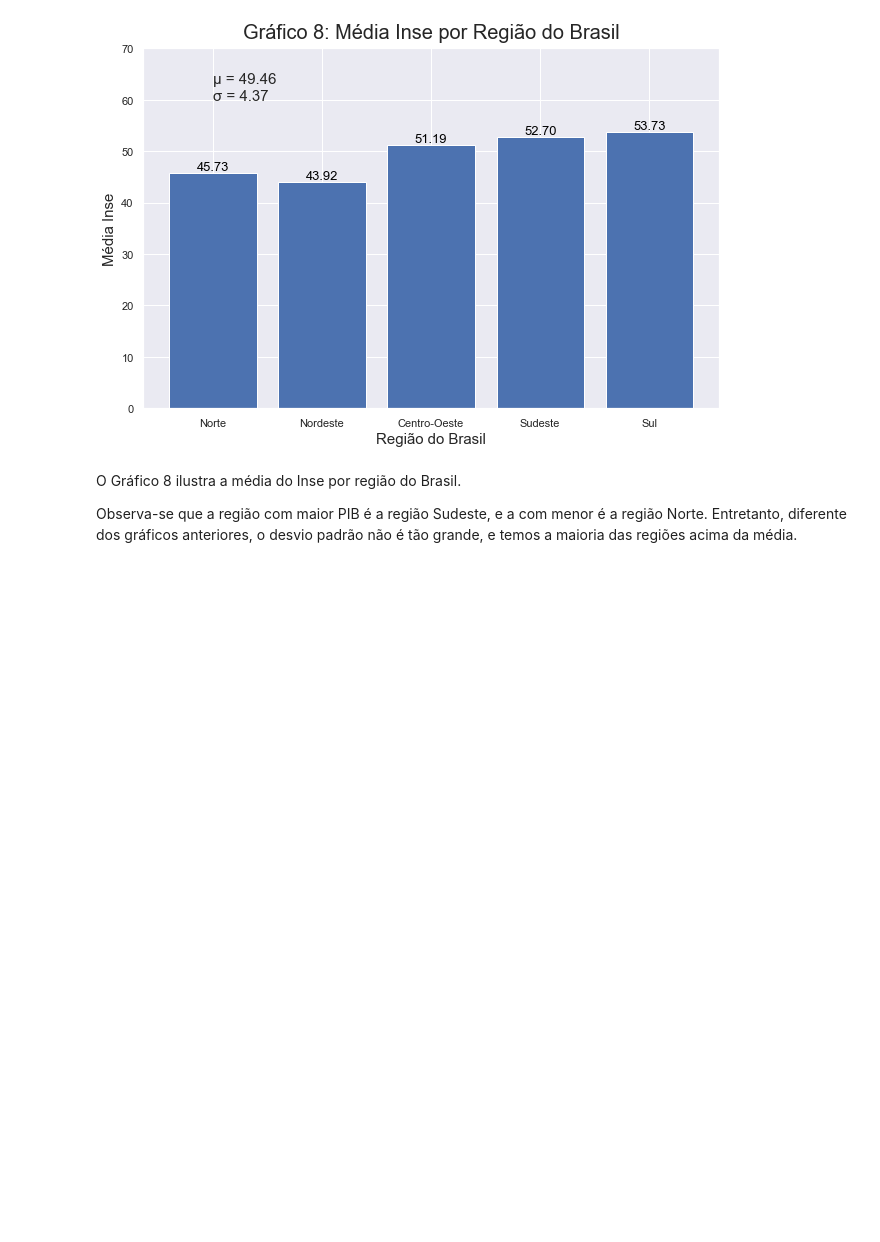
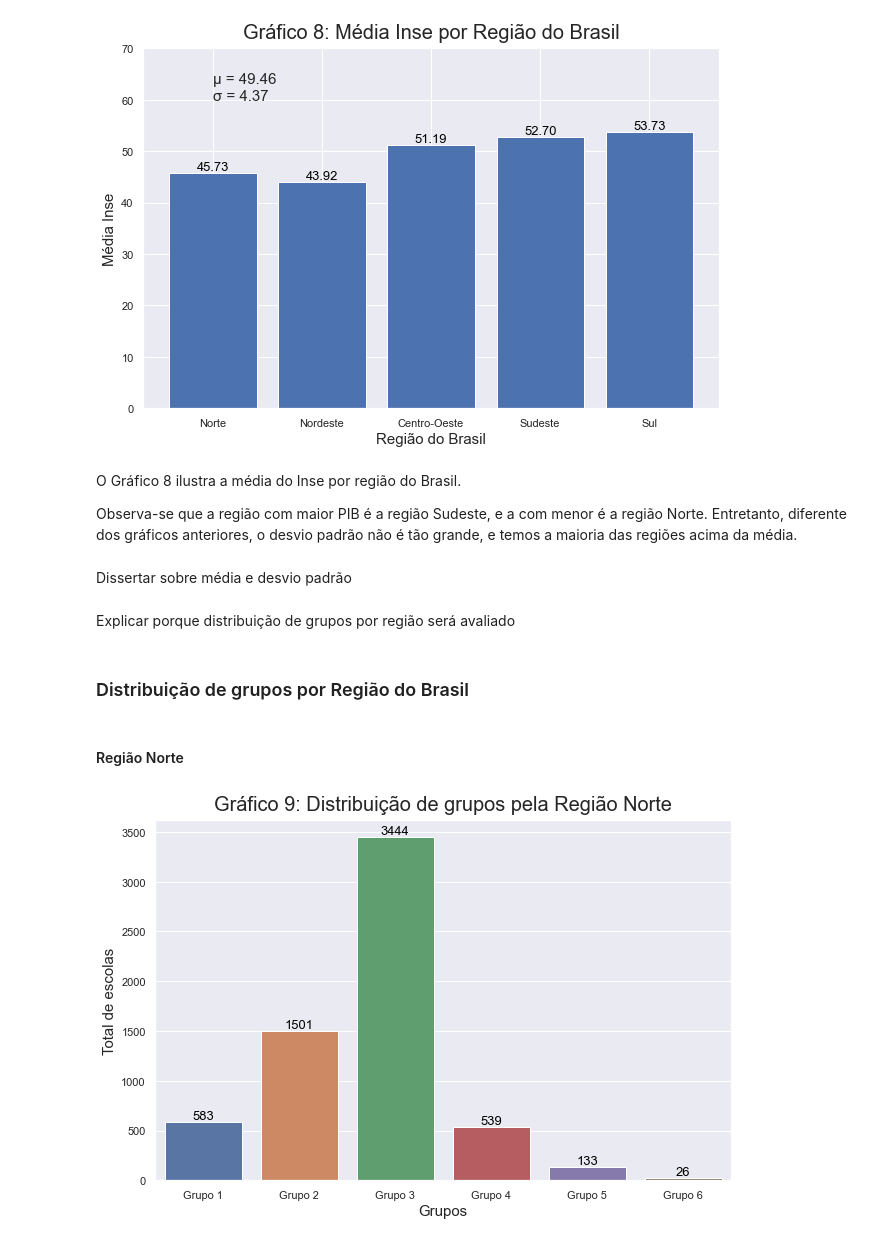
Before and after one commit to RafaelxFernandes/PS-UFRJ-Analytica, a Jupyter notebook: Análise/Nível Socioeconômico (Inse).ipynb, the cells around one changed output. Drawn from its saved outputs; the diff is of its cells as text; code cells hidden in the pictures; blank space fills up the shorter version.

```diff
--- a/Análise/Nível Socioeconômico (Inse).ipynb
+++ b/Análise/Nível Socioeconômico (Inse).ipynb
@@ -557,3 +644,43 @@ Text(0, 60, 'μ = 49.46\nσ = 4.37')
 O Gráfico 8 ilustra a média do Inse por região do Brasil.
 
 Observa-se que a região com maior PIB é a região Sudeste, e a com menor é a região Norte. Entretanto, diferente dos gráficos anteriores, o desvio padrão não é tão grande, e temos a maioria das regiões acima da média.
+# %% [markdown]
+Dissertar sobre média e desvio padrão
+# %% [markdown]
+Explicar porque distribuição de grupos por região será avaliado
+# %% [markdown]
+### Distribuição de grupos por Região do Brasil
+# %%
+# Distribuição de grupos pela Região Norte
+grupo_por_regiao_norte = dataframe_inse_regioes_estados.groupby("REGIÃO")["INSE_CLASSIFICACAO"].get_group("Norte")
+
+# Distribuição de grupos pela Região Nordeste
+grupo_por_regiao_nordeste = dataframe_inse_regioes_estados.groupby("REGIÃO")["INSE_CLASSIFICACAO"].get_group("Nordeste")
+
+# Distribuição de grupos pela Região Centro-Oeste
+grupo_por_regiao_centro_oeste = dataframe_inse_regioes_estados.groupby("REGIÃO")["INSE_CLASSIFICACAO"].get_group("Centro-Oeste")
+
+# Distribuição de grupos pela Região Sudeste
+grupo_por_regiao_sudeste = dataframe_inse_regioes_estados.groupby("REGIÃO")["INSE_CLASSIFICACAO"].get_group("Sudeste")
+
+# Distribuição de grupos pela Região Sul
+grupo_por_regiao_sul = dataframe_inse_regioes_estados.groupby("REGIÃO")["INSE_CLASSIFICACAO"].get_group("Sul")
+# %% [markdown]
+#### Região Norte
+# %%
+# Configurações gráficos
+fig = plt.figure(figsize = (8, 5))
+eixo = fig.add_axes([0, 0, 1, 1])
+
+sns.countplot(x = grupo_por_regiao_norte, data = dataframe_inse_regioes_estados, order = grupos)
+eixo.set_title("Gráfico 9: Distribuição de grupos pela Região Norte", fontsize = 20, pad = 10)
+eixo.set_xlabel("Grupos", fontsize = 15)
+eixo.set_ylabel("Total de escolas", fontsize = 15)
+
+# Escrevendo os valores acima de suas respectivas barras
+for valor in eixo.patches:
+        eixo.annotate('{:.0f}'.format(valor.get_height()), (valor.get_x()+0.4, valor.get_height()),
+                    ha = 'center', va = 'bottom',
+                    color = 'black', fontsize = 13)
+# %% [output]
+[figure, added]
```
Also changed, not shown: parts of 68 cells of this notebook, 1 other file.
